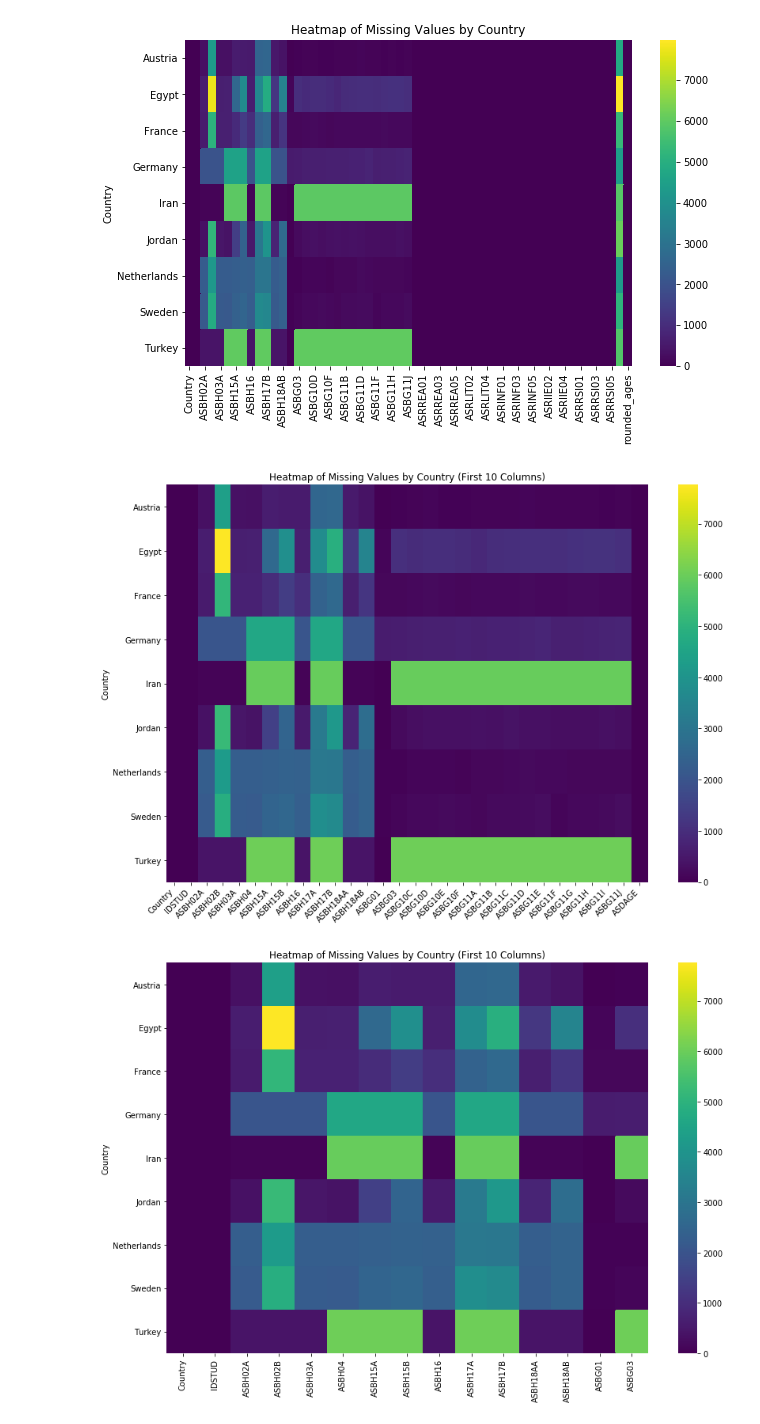
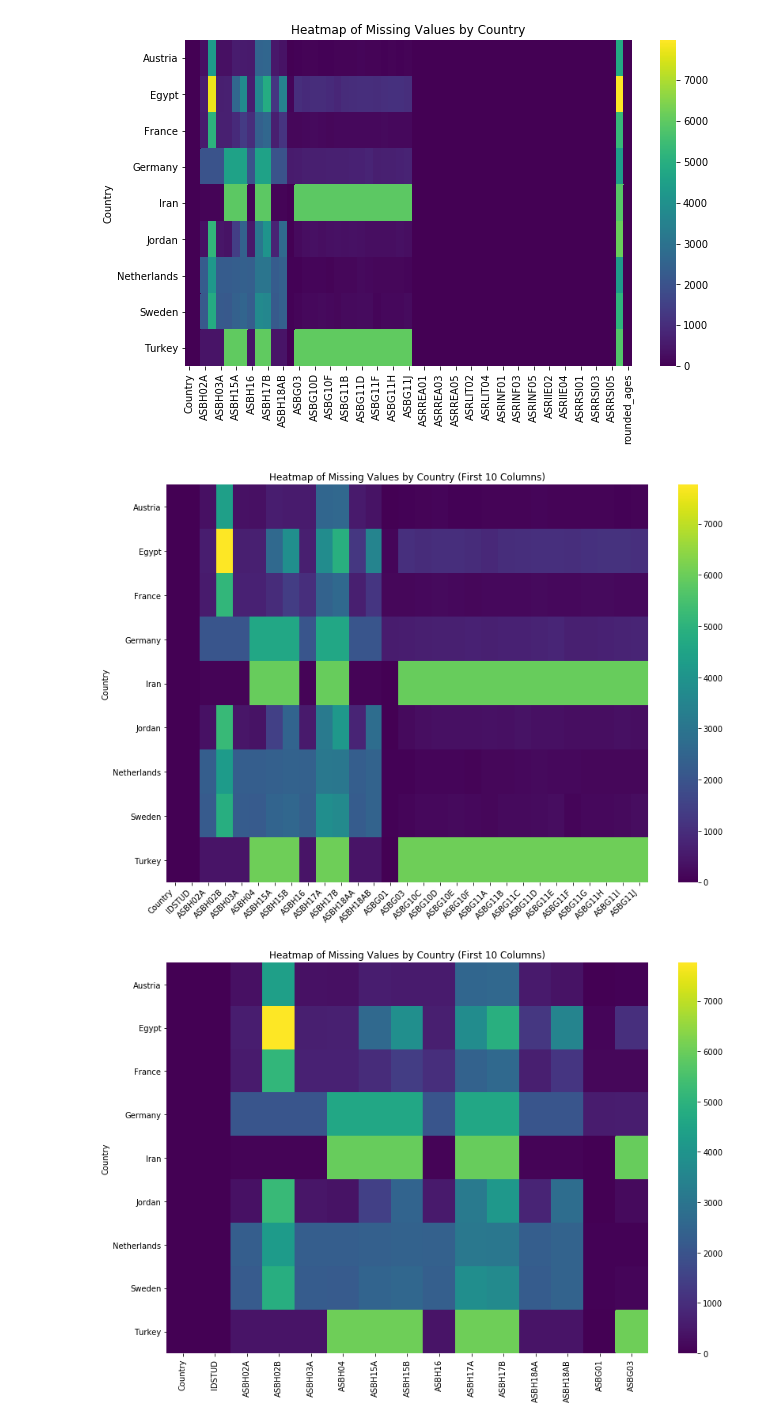
Before and after one commit to SophieESpencer/Comparison, a Jupyter notebook: Practice Analysis.ipynb, the cells around one changed output. Cells and saved outputs as stored; diff of their text form; code cells hidden in the pictures.

Commit message:
Clean up
column name lists represented horizontally, groups of columns at beginning of notebook, duplicate columns (country) removed from lists of columns

```diff
--- a/Practice Analysis.ipynb
+++ b/Practice Analysis.ipynb
@@ -26,3 +38,7 @@ memory usage: 22.7+ MB
+# %%
+demographic_info_columns = ['Country', 'IDSTUD', 'ASBH02A', 'ASBH02B', 'ASBH03A', 'ASBH04', 'ASBH15A', 'ASBH15B', 'ASBH16', 'ASBH17A', 'ASBH17B', 'ASBH18AA', 'ASBH18AB', 'ASBG01', 'ASBG03']
+# %%
+experience_in_school_columns = ['ASBG10C', 'ASBG10D', 'ASBG10E', 'ASBG10F', 'ASBG11A', 'ASBG11B', 'ASBG11C', 'ASBG11D', 'ASBG11E', 'ASBG11F', 'ASBG11G', 'ASBG11H', 'ASBG11I', 'ASBG11J']
 # %%
 df = df.drop('AASBG03',axis=1)
 # %%
@@ -225,53 +176,27 @@ plt.title('Heatmap of Missing Values by Country')
 plt.show()
 # %% [output]
 [figure]
+# %%
+# Flatten the list of column names
+selected_columns = demographic_info_columns + experience_in_school_columns
+
+# Select the columns from the DataFrame
+df_selected = df[selected_columns]
 # %%
-# Select the first ten columns (including the groupby column)
-selected_columns = ['Country',
- 'IDSTUD',
- 'ASBH02A',
- 'ASBH02B',
- 'ASBH03A',
- 'ASBH04',
- 'ASBH15A',
- 'ASBH15B',
- 'ASBH16',
- 'ASBH17A',
- 'ASBH17B',
- 'ASBH18AA',
- 'ASBH18AB',
- 'ASBG01',
- 'ASBG03',
- 'ASBG10C',
- 'ASBG10D',
- 'ASBG10E',
- 'ASBG10F',
- 'ASBG11A',
- 'ASBG11B',
- 'ASBG11C',
- 'ASBG11D',
- 'ASBG11E',
- 'ASBG11F',
- 'ASBG11G',
- 'ASBG11H',
- 'ASBG11I',
- 'ASBG11J',
- 'ASDAGE']
-df_selected = df[selected_columns]
 
 # Perform the Groupby Operation
 grouped_selection = df_selected.groupby('Country')
 
 # Aggregate with isnull
 missing_values_selection = grouped_selection.apply(lambda x: x.isnull().sum())
 
 # Create the Heatmap
 plt.figure(figsize=(12, 8))
 heatmap = sns.heatmap(missing_values_selection, annot=False, cmap='viridis', cbar=True)
 # Rotate the column names
 heatmap.set_xticklabels(heatmap.get_xticklabels(), rotation=45, ha='right')
 plt.tight_layout()  # Adjust layout to make room for labels
 plt.title('Heatmap of Missing Values by Country (First 10 Columns)')
 plt.show()
 # %% [output]
-[figure, old version]
+[figure, new version]
```
Also changed, not shown: parts of 12 cells of this notebook, 1 other file.
